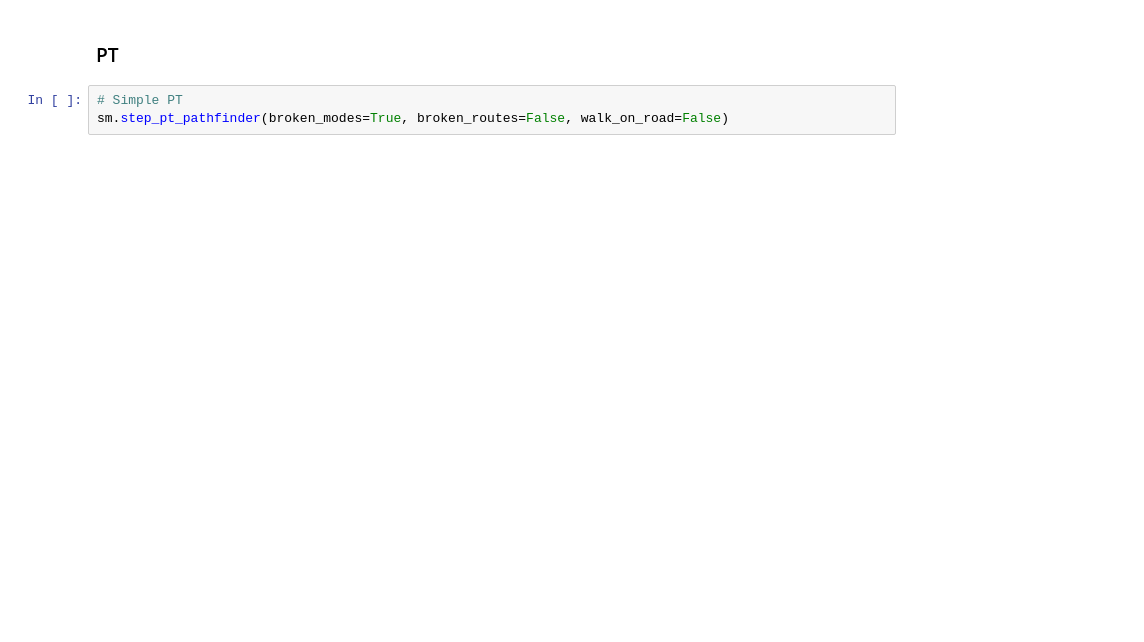
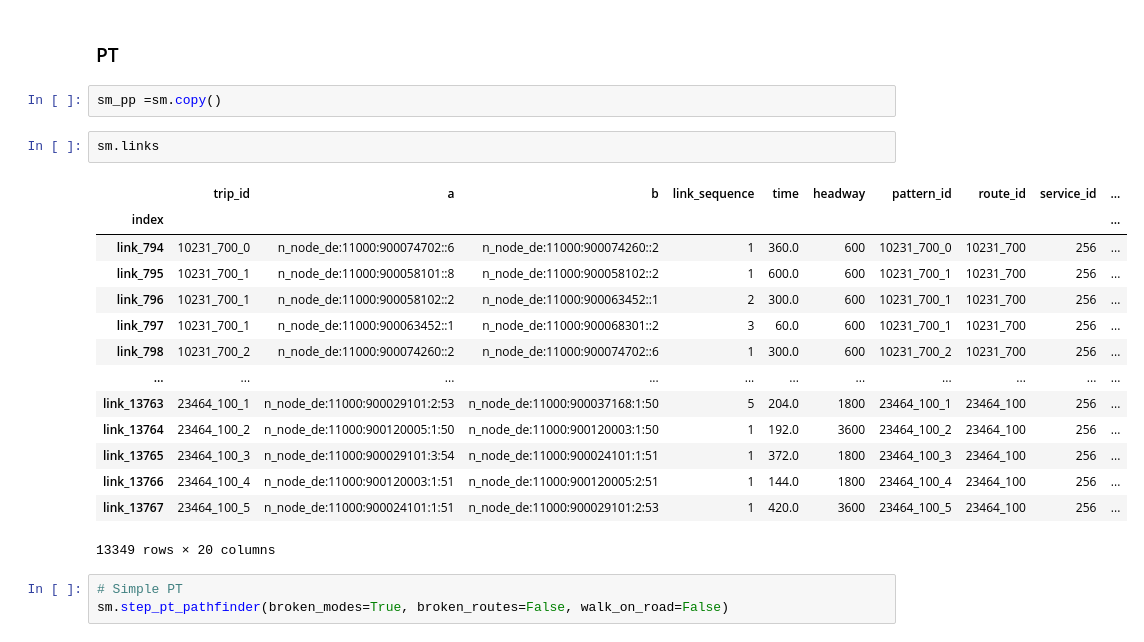
Before and after one commit to maximylius/quetzal_berlin, a Jupyter notebook: notebooks/best_version/Exercise2_OD-LoS-stack.ipynb, the cells around one changed output. Drawn from its saved outputs; the diff is of its cells as text; blank space fills up the shorter version.

```diff
--- a/notebooks/best_version/Exercise2_OD-LoS-stack.ipynb
+++ b/notebooks/best_version/Exercise2_OD-LoS-stack.ipynb
@@ -319,5 +309,24 @@ bk.car_los.sample()
 # %% [markdown]
 ### PT
+# %%
+sm_pp =sm.copy()
+# %%
+sm.links
+# %% [output]
+|  | trip_id | a | b | link_sequence | time | headway | pattern_id | route_id | service_id | ... |
+| index |  |  |  |  |  |  |  |  |  | ... |
+| link_794 | 10231_700_0 | n_node_de:11000:900074702::6 | n_node_de:11000:900074260::2 | 1 | 360.0 | 600 | 10231_700_0 | 10231_700 | 256 | ... |
+| link_795 | 10231_700_1 | n_node_de:11000:900058101::8 | n_node_de:11000:900058102::2 | 1 | 600.0 | 600 | 10231_700_1 | 10231_700 | 256 | ... |
+| link_796 | 10231_700_1 | n_node_de:11000:900058102::2 | n_node_de:11000:900063452::1 | 2 | 300.0 | 600 | 10231_700_1 | 10231_700 | 256 | ... |
+| link_797 | 10231_700_1 | n_node_de:11000:900063452::1 | n_node_de:11000:900068301::2 | 3 | 60.0 | 600 | 10231_700_1 | 10231_700 | 256 | ... |
+| link_798 | 10231_700_2 | n_node_de:11000:900074260::2 | n_node_de:11000:900074702::6 | 1 | 300.0 | 600 | 10231_700_2 | 10231_700 | 256 | ... |
+| ... | ... | ... | ... | ... | ... | ... | ... | ... | ... | ... |
+| link_13763 | 23464_100_1 | n_node_de:11000:900029101:2:53 | n_node_de:11000:900037168:1:50 | 5 | 204.0 | 1800 | 23464_100_1 | 23464_100 | 256 | ... |
+| link_13764 | 23464_100_2 | n_node_de:11000:900120005:1:50 | n_node_de:11000:900120003:1:50 | 1 | 192.0 | 3600 | 23464_100_2 | 23464_100 | 256 | ... |
+| link_13765 | 23464_100_3 | n_node_de:11000:900029101:3:54 | n_node_de:11000:900024101:1:51 | 1 | 372.0 | 1800 | 23464_100_3 | 23464_100 | 256 | ... |
+| link_13766 | 23464_100_4 | n_node_de:11000:900120003:1:51 | n_node_de:11000:900120005:2:51 | 1 | 144.0 | 1800 | 23464_100_4 | 23464_100 | 256 | ... |
+| link_13767 | 23464_100_5 | n_node_de:11000:900024101:1:51 | n_node_de:11000:900029101:2:53 | 1 | 420.0 | 3600 | 23464_100_5 | 23464_100 | 256 | ... |
+13349 rows × 20 columns
 # %%
 # Simple PT
 sm.step_pt_pathfinder(broken_modes=True, broken_routes=False, walk_on_road=False)
```
Also changed, not shown: parts of 22 cells of this notebook, 8 other files.
